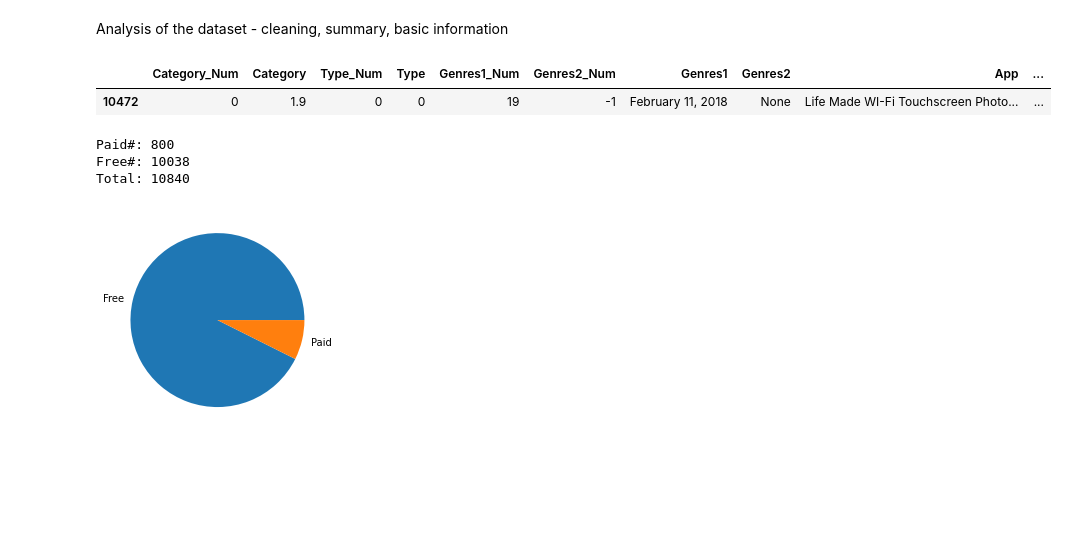
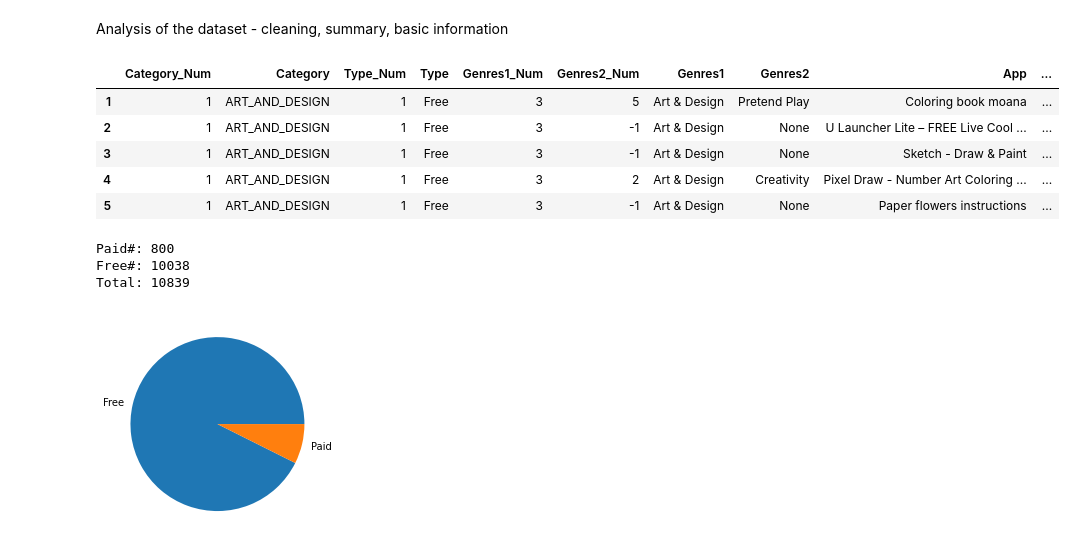
Before and after one commit to Rodauv/google_playstore_stats, a Jupyter notebook: my_mobapp_studio.ipynb, the cells around one changed output. Cells and saved outputs as stored; diff of their text form; code cells hidden in the pictures; blank space fills up the shorter version.

```diff
--- a/my_mobapp_studio.ipynb
+++ b/my_mobapp_studio.ipynb
@@ -179,36 +179,39 @@ def clean_dataset(df_in):
     #clean int fields from unvanted chars
     df['Size'] = df['Size'].replace({'\D+':'0'},regex=True)
     df['Installs'] = df['Installs'].replace({'\D+':'0'},regex=True)
     df['Reviews'] = df['Reviews'].replace({'\D+':'0'},regex=True)
     df['Price'] = df['Price'].replace({'\D+':'0'},regex=True)
     df = df.astype({'Reviews':'int','Size':'int','Installs':'int64','Price':'int'})
     df['Installs'] = df['Installs']
 
     #Remove duplicated apps
     #df = df.drop_duplicates(subset=['App'])
 
     #change number categories to int
     df['Category_Num'] = df['Category_Num'].astype('int')
     df['Type_Num'] = df['Type_Num'].astype('int')
     df['Content_Rating_Num'] = df['Content_Rating_Num'].astype('int')
     df['Genres1_Num'] = df['Genres1_Num'].astype('int')
     df['Genres2_Num'] = df['Genres2_Num'].astype('int')
 
     #re-order the columns
     df = df[['Category_Num','Category','Type_Num','Type','Genres1_Num','Genres2_Num','Genres1','Genres2','App','Price','Installs','Rating','Reviews','Content_Rating_Num','Content_Rating','Last_Updated']]
 
     #clean the corrupt rows in the dataframe
-    df = df[df["Type"].str.contains('Paid|Free')==False]
-    df = df.drop(df[df["Type"].str.contains('Paid|Free')==False].index,in)
+    df = df.drop(df[df["Type"].str.contains('Paid|Free')==False].index,inplace=False)
 
     return df
 
 dataset_clean = clean_dataset(raw_dataset)
 dataset_clean.head(5)
 #dataset_clean.dtypes
 # %% [output]
 |  | Category_Num | Category | Type_Num | Type | Genres1_Num | Genres2_Num | Genres1 | Genres2 | App | ... |
-| 10472 | 0 | 1.9 | 0 | 0 | 19 | -1 | February 11, 2018 | None | Life Made WI-Fi Touchscreen Photo... | ... |
+| 1 | 1 | ART_AND_DESIGN | 1 | Free | 3 | 5 | Art & Design | Pretend Play | Coloring book moana | ... |
+| 2 | 1 | ART_AND_DESIGN | 1 | Free | 3 | -1 | Art & Design | None | U Launcher Lite – FREE Live Cool ... | ... |
+| 3 | 1 | ART_AND_DESIGN | 1 | Free | 3 | -1 | Art & Design | None | Sketch - Draw & Paint | ... |
+| 4 | 1 | ART_AND_DESIGN | 1 | Free | 3 | 2 | Art & Design | Creativity | Pixel Draw - Number Art Coloring ... | ... |
+| 5 | 1 | ART_AND_DESIGN | 1 | Free | 3 | -1 | Art & Design | None | Paper flowers instructions | ... |
 # %%
 #create new datasets for paid only, free only and full datasets
 def paid(df):
@@ -226,7 +229,7 @@ print(f"Paid#: {paid_dataset.shape[0]}\nFree#: {free_dataset.shape[0]}\nTotal: {
 # %% [output]
 Paid#: 800
 Free#: 10038
-Total: 10840
+Total: 10839
 # %%
 def plot_type(df):
     pop_pie = df.groupby('Type',as_index=False).count()
```
Also changed, not shown: parts of 16 cells of this notebook.
